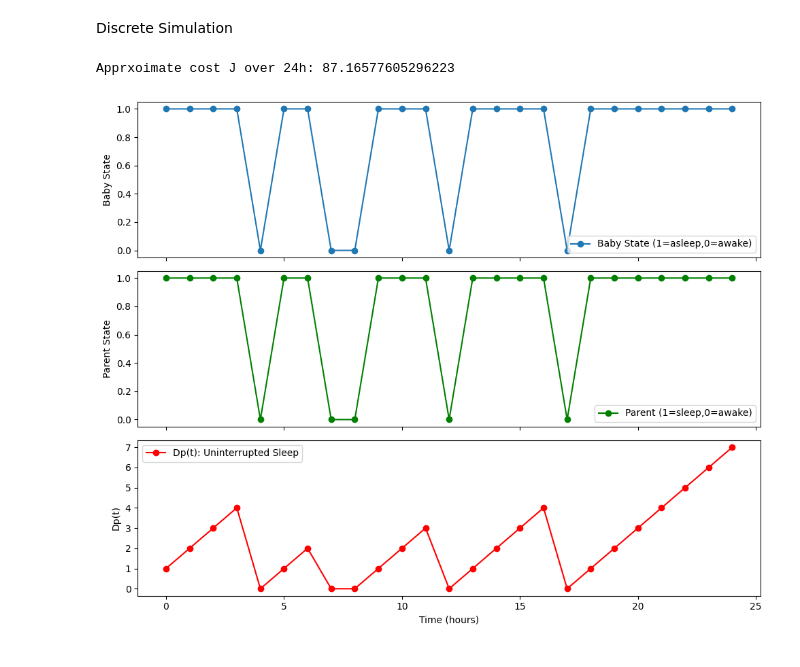
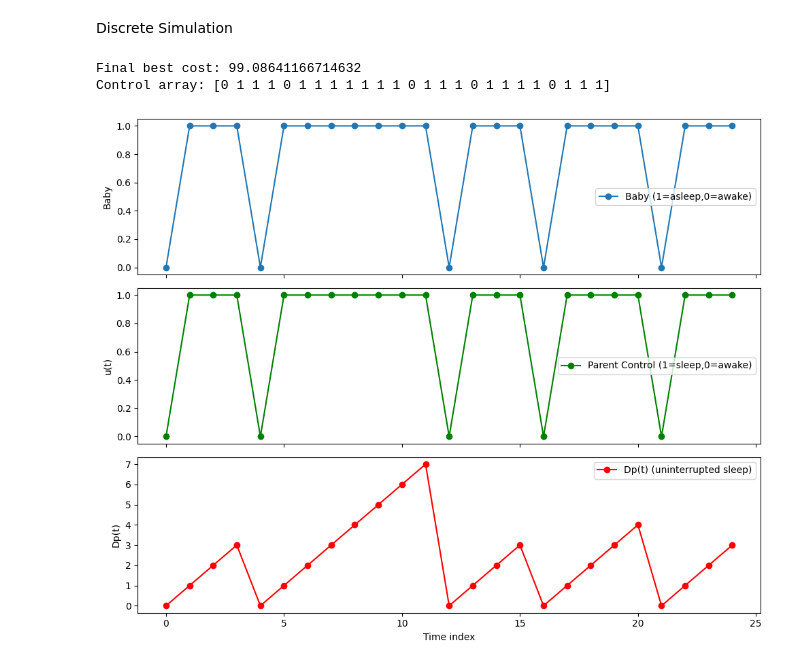
Before and after one commit to sophieharman/Volume-4-ParentSleep, a Jupyter notebook: CostFunctional.ipynb, the cells around one changed output. Cells and saved outputs as stored; diff of their text form; code cells hidden in the pictures.

```diff
--- a/CostFunctional.ipynb
+++ b/CostFunctional.ipynb
@@ -191,26 +297,32 @@ def simulate_day(dt=1, T=24):
 # %%
-t_vals, baby, parent, dp_vals, np_vals, cost_est = simulate_day(dt=1, T=24)
+# step 1: get baby states
+baby_arr, t_vals = baby_state_array(T=24, dt=1.0)
+# step 2: run iterative improvement
+u_best, cost_best = iterative_improvement(baby_arr, dt=1.0, max_iters=500)
 
-print(f"Apprxoimate cost J over 24h: {cost_est}")
+print(f"Final best cost: {cost_best}")
+print(f"Control array: {u_best}")
+# let's look at dp, np, etc.
+dp_vals, np_vals = compute_dp_np(u_best)
 
-# Plot results
-fig, ax = plt.subplots(3, 1, figsize=(10, 8), sharex=True)
-
-ax[0].plot(t_vals, baby, marker='o', label='Baby State (1=asleep,0=awake)')
-ax[0].set_ylabel('Baby State')
+# quick plot
+fig, ax = plt.subplots(3,1, figsize=(10,8), sharex=True)
+ax[0].plot(t_vals, baby_arr, '-o', label='Baby (1=asleep,0=awake)')
+ax[0].set_ylabel('Baby')
 ax[0].legend()
 
-ax[1].plot(t_vals, parent, marker='o', color='g', label='Parent (1=sleep,0=awake)')
-ax[1].set_ylabel('Parent State')
+ax[1].plot(t_vals, u_best, '-o', c='g', label='Parent Control (1=sleep,0=awake)')
+ax[1].set_ylabel('u(t)')
 ax[1].legend()
 
-ax[2].plot(t_vals, dp_vals, marker='o', color='r', label='Dp(t): Uninterrupted Sleep')
+ax[2].plot(t_vals, dp_vals, '-o', c='r', label='Dp(t) (uninterrupted sleep)')
 ax[2].set_ylabel('Dp(t)')
-ax[2].set_xlabel('Time (hours)')
+ax[2].set_xlabel('Time index')
 ax[2].legend()
 
 plt.tight_layout()
 plt.show()
 # %% [output]
-Apprxoimate cost J over 24h: 87.16577605296223
+Final best cost: 99.08641166714632
+Control array: [0 1 1 1 0 1 1 1 1 1 1 1 0 1 1 1 0 1 1 1 1 0 1 1 1]
-[figure, old version]
+[figure, new version]
```
Also changed, not shown: parts of 4 cells of this notebook.
